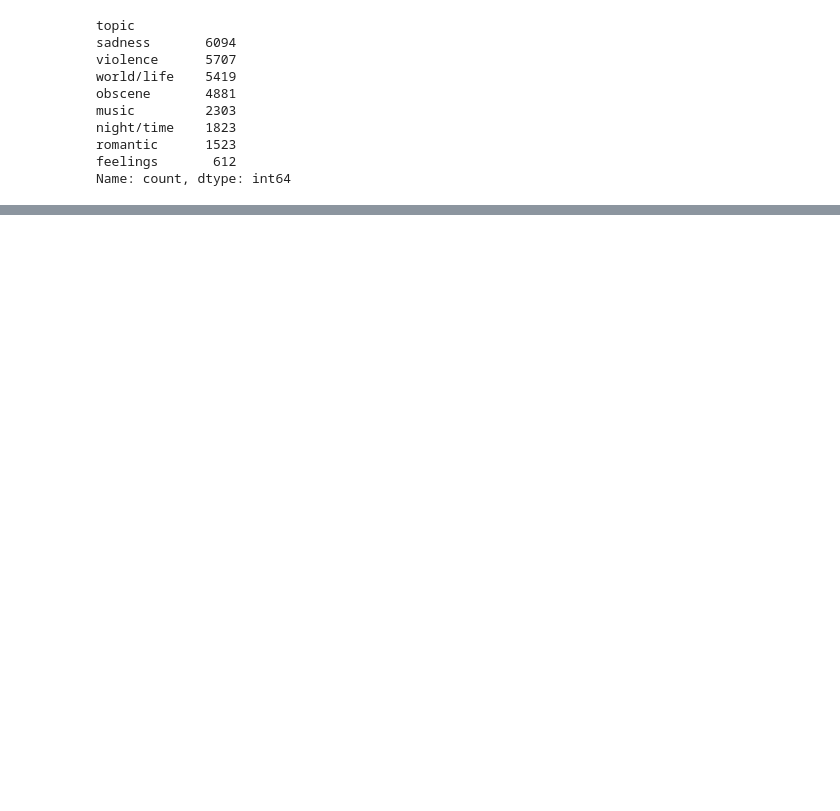
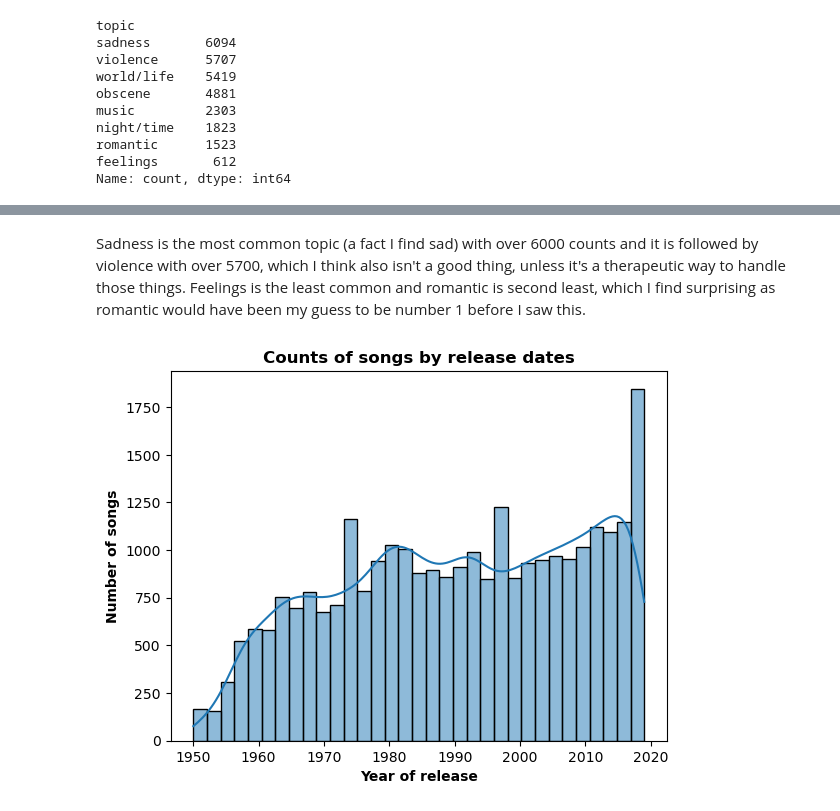
Before and after one commit to dq93/Playlist_Predictor, a Jupyter notebook: notebooks/EDA.ipynb, the cells around one changed output, grey strips where cells are left out. Cells and saved outputs as stored; diff of their text form; code cells hidden in the pictures; blank space fills up the shorter version.

```diff
--- a/notebooks/EDA.ipynb
+++ b/notebooks/EDA.ipynb
@@ -168,0 +157,10 @@ plt.show()
+# %% [markdown]
+Sadness is the most common topic (a fact I find sad) with over 6000 counts and it is followed by violence with over 5700, which I think also isn't a good thing, unless it's a therapeutic way to handle those things. Feelings is the least common and romantic is second least, which I find surprising as romantic would have been my guess to be number 1 before I saw this.
+# %%
+sns.histplot(data=df, x='release_date', kde=True)
+plt.title('Counts of songs by release dates', weight='bold')
+plt.xlabel('Year of release', weight='bold')
+plt.ylabel('Number of songs', weight='bold')
+plt.show()
+# %% [output]
+[figure, added]
```
Also changed, not shown: parts of 37 cells of this notebook.
